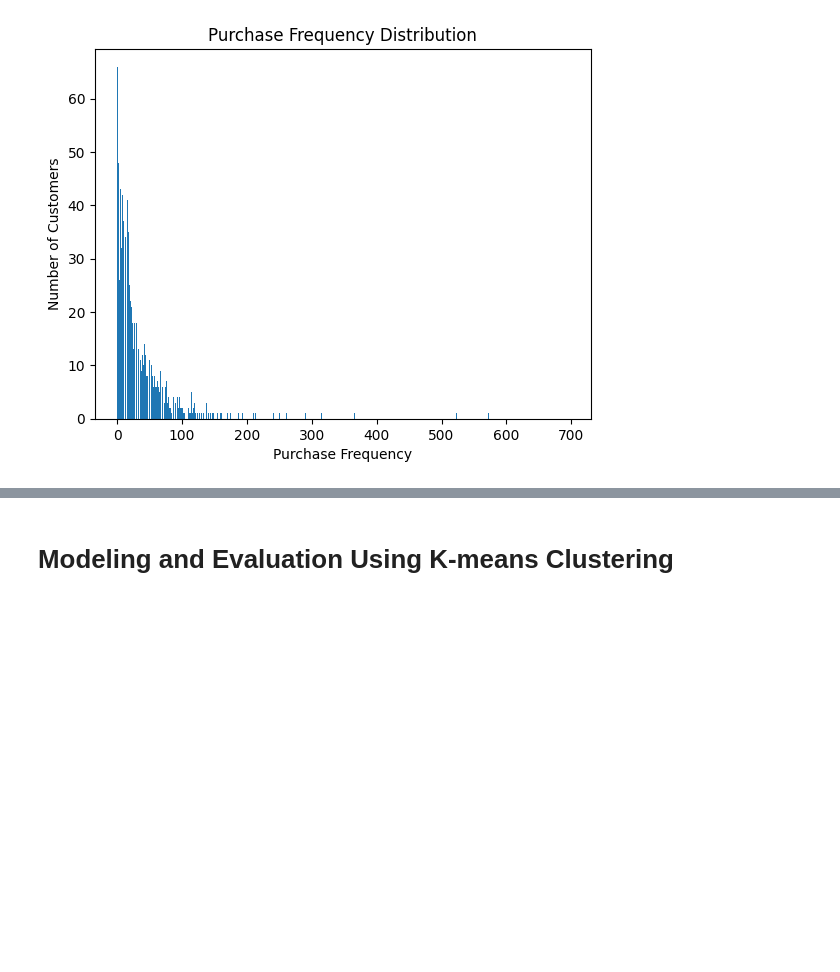
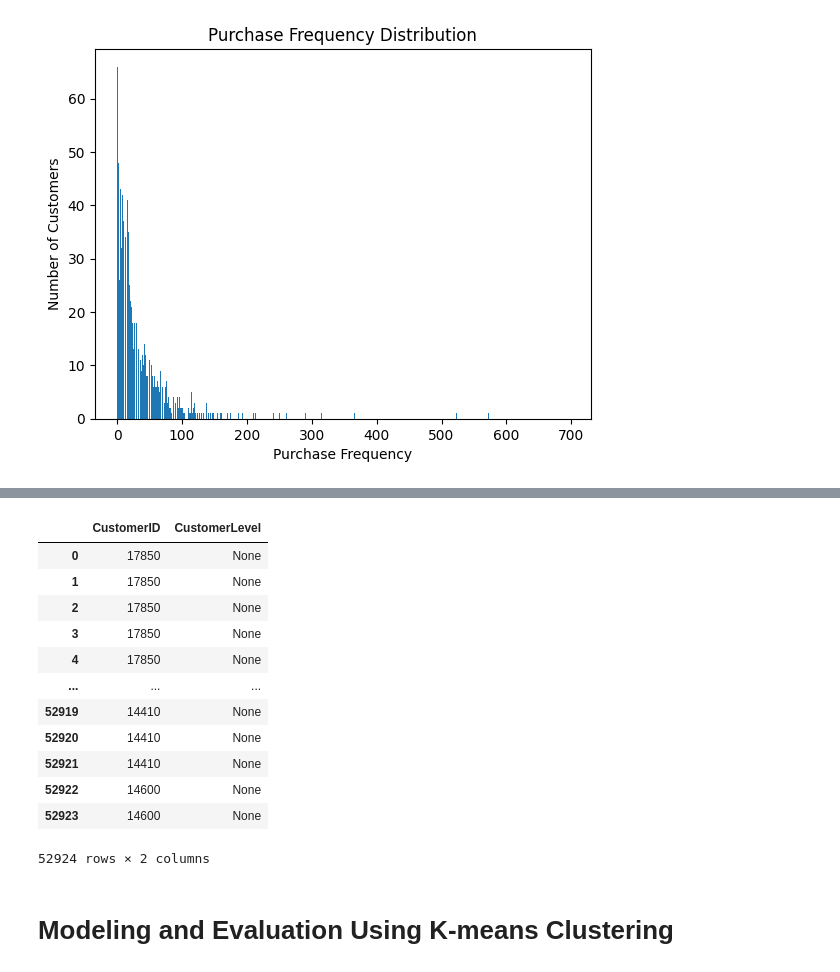
Before and after one commit to SoLitaP/DS-Final-Project, a Jupyter notebook: DS-Project.ipynb, the cells around one changed output, grey strips where cells are left out. Cells and saved outputs as stored; diff of their text form; code cells hidden in the pictures; blank space fills up the shorter version.

Commit message:
rank customer levels

```diff
--- a/DS-Project.ipynb
+++ b/DS-Project.ipynb
@@ -353,3 +362,38 @@ plt.show()
+# %%
+
+# Define the customer level ranges
+level_ranges = [(1, 50), (51, 120), (121, 300), (301, float('inf'))]
+level_names = ['Standard', 'Silver', 'Gold', 'Diamond']
+
+# Calculate purchase frequency for each customer
+purchase_frequency_by_customer = df4.groupby('CustomerID')['purchase_frequency'].sum()
+
+# Assign customer levels based on ranges
+def assign_customer_level(purchase_frequency):
+    for i, (lower, upper) in enumerate(level_ranges):
+        if lower <= purchase_frequency <= upper:
+            return level_names[i]
+
+# Apply the function to create a new column 'CustomerLevel'
+df4['CustomerLevel'] = df4['CustomerID'].map(purchase_frequency_by_customer.apply(assign_customer_level))
+
+# Display the resulting DataFrame
+CustomerLevel = df4[['CustomerID','CustomerLevel']]
+CustomerLevel
+# %% [output]
+|  | CustomerID | CustomerLevel |
+| 0 | 17850 | None |
+| 1 | 17850 | None |
+| 2 | 17850 | None |
+| 3 | 17850 | None |
+| 4 | 17850 | None |
+| ... | ... | ... |
+| 52919 | 14410 | None |
+| 52920 | 14410 | None |
+| 52921 | 14410 | None |
+| 52922 | 14600 | None |
+| 52923 | 14600 | None |
+52924 rows × 2 columns
 # %% [markdown]
 # Modeling and Evaluation Using K-means Clustering
 # %% [markdown]
```
Also changed, not shown: parts of 1 cell of this notebook.
